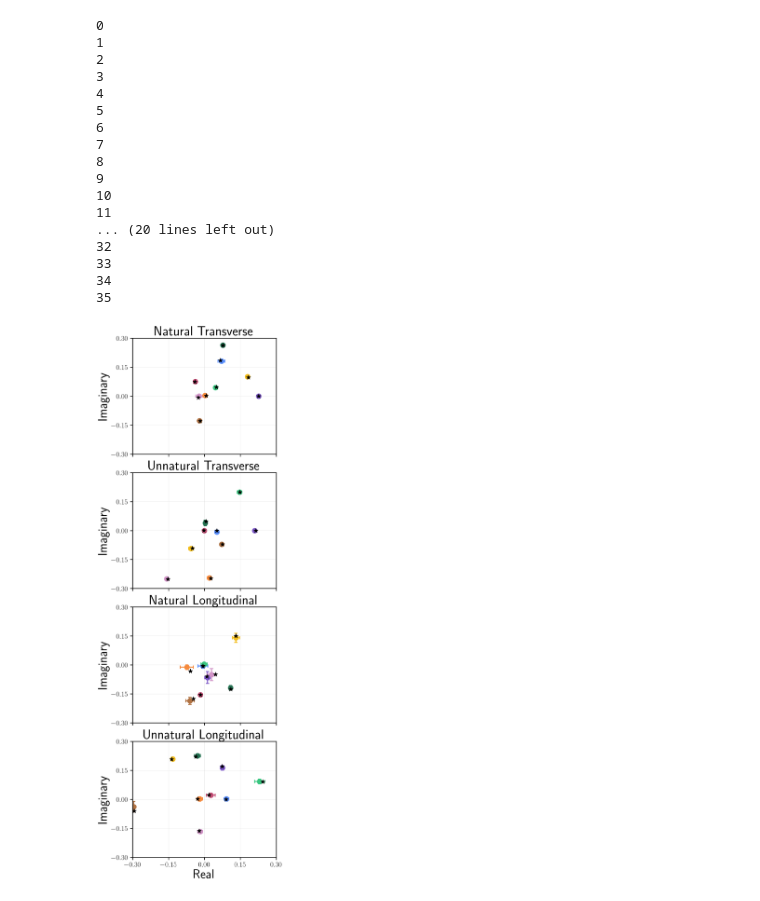
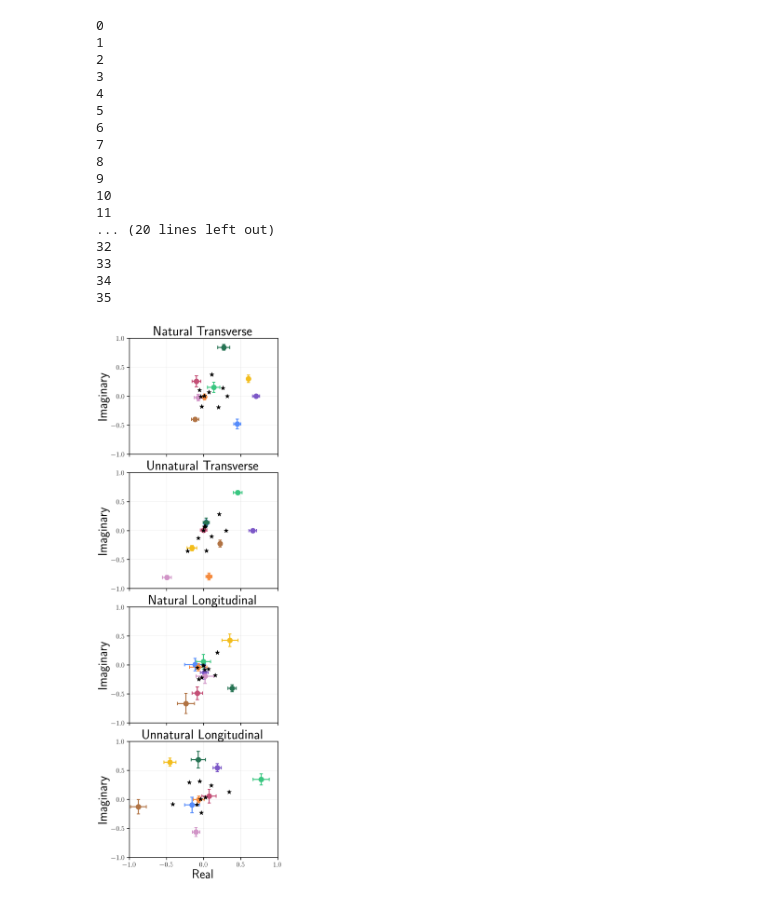
Before and after one commit to dleahy27/Electroproduction-Moments-Inverter, a Jupyter notebook: AnalysisScripts/fixed_amp_analysis.ipynb, the cells around one changed output. Cells and saved outputs as stored; diff of their text form; code cells hidden in the pictures.

```diff
--- a/AnalysisScripts/fixed_amp_analysis.ipynb
+++ b/AnalysisScripts/fixed_amp_analysis.ipynb
@@ -83,20 +83,42 @@ cols_phase = [
 ]
 
 tru_mags = np.array([
-    0.639427, 0.025011, 0.275029, 0.223211, 0.736471, 0.676699, 0.892180, 0.086939, 0.421922,
-    0.16947,0.809430, 0.006499, 0.805819, 0.698139, 0.340251, 0.155479, 0.957213, 0.336595,
-    0.029797, 0.218638, 0.505355, 0.026536, 0.198838, 0.649884, 0.544941, 0.220441, 0.589266,
-    0.297,0.092746, 0.096716, 0.847494, 0.603726, 0.807128, 0.729732, 0.536228, 0.973116
-])
+    # a_T
+    0.278093, 0.010878, 0.119613, 0.097077,
+    0.320298, 0.294303, 0.388018, 0.037811, 0.183498,
 
-tru_mags = (tru_mags*np.sqrt(1/np.sum(np.square(tru_mags))))
+    # b_T
+    0.073704, 0.352029, 0.002826, 0.350459,
+    0.303627, 0.147978, 0.067619, 0.416301, 0.146388,
+
+    # a_L
+    0.012959, 0.095088, 0.219784, 0.011541,
+    0.086477, 0.282641, 0.237000, 0.095872, 0.256278,
+
+    # b_L
+    0.129168, 0.040336, 0.042063, 0.368583,
+    0.262566, 0.351028, 0.317368, 0.233211, 0.423218,
+], dtype=float)
+
+#tru_mags = (tru_mags*np.sqrt(1/np.sum(np.square(tru_mags))))
 
 tru_phases = np.array([
-    1.2234, 0.326981, 2.069711, 0.744682, 0.0, 0.486018, 1.285363, -2.853670, -1.709666,
-    0,-1.464122, 2.743582, 0.930134, 0.0, -2.066297, 1.439646, -2.114905, -0.757404,
-    -2.3345, -2.640245, -1.678924, -2.506982, -1.395033, 0.852531, -0.849284, -0.815677, -1.825221,
-    0,3.075766, 0.879644, 0.357826, 1.159966, 2.154202, 1.734159, -1.702441, -2.939901
-])
+    # aphi_T
+    -0.763191,  0.326981,  2.069711,  0.744682,
+     0.000000,  0.486018,  1.285363, -2.853670, -1.709666,
+
+    # bphi_T
+     1.223400, -1.464122,  2.743582,  0.930134,
+     0.000000, -2.066297,  1.439646, -2.114905, -0.757404,
+
+    # aphi_L
+    -1.323314, -2.640245, -1.678924, -2.506982,
+    -1.395033,  0.852531, -0.849284, -0.815677, -1.825221,
+
+    # bphi_L
+    -2.334500,  3.075766,  0.879644,  0.357826,
+     1.159966,  2.154202,  1.734159, -1.702441, -2.939901,
+], dtype=float)
 
 Q2 = np.array([1])
 
@@ -105,7 +127,7 @@ legends = ["$(1,1)$", "$(1,0)$", "$(1,-1)$", "$(0,0)$"]
 N  = 903
 # For HERMEs data they are saved this way (4 Q2 bins)
 df = ROOT.RDataFrame("fitResults", "~/Desktop/PhD/Electroproduction/Electroproduction-Moments-Inverter/OutputFiles/fixed-amp-test.root")
-df = df.Filter("log_val<=-4")
+df = df.Filter("log_val<=3")
 arrays_mag = df.AsNumpy(columns=cols_mag)
 arrays_phase = df.AsNumpy(columns=cols_phase)
 
@@ -159,7 +181,7 @@ for j in range(4):
                     label=ToWave(cols_mag[k + 9*j])
                 )
             axs[j].scatter(tru_re, tru_im, zorder=5, marker="*", s=200, color="black")
-        axs[j].axis(xmin=-0.3, xmax = 0.3, ymin = -0.3, ymax = 0.3)
+        axs[j].axis(xmin=-1, xmax = 1, ymin = -1, ymax = 1)
 
         # axs[j,0].set_ylabel("Magnitude")
         axs[j].set_ylabel("Imaginary")
@@ -168,34 +190,34 @@ for j in range(4):
             axs[j].set_xlabel("Real")
 
         axs[j].set_title(titles[j])
-        axs[j].set_yticks([-0.3,-0.15,0,0.15,0.3])
-        axs[j].set_xticks([-0.3,-0.15,0,0.15,0.3])
+        axs[j].set_yticks([-1,-0.5,0,0.5,1])
+        axs[j].set_xticks([-1,-0.5,0,0.5,1])
         axs[j].grid(True, alpha=0.5)
         #axs[j].legend(loc="upper left", frameon=False, fontsize=20)
         apply_poster_axis_style(axs[j], labelsize=22)
 
 
 
     # Maybe have an overall title giving more information?
     #fig.tight_layout()
     fig.savefig("fixed_amps_zoom.pdf", dpi=600,bbox_inches='tight',transparent=True, format= 'pdf')
 # %% [output]
 0
 1
 2
 3
 4
 5
 6
 7
 8
 9
 10
 11
 ... (20 lines left out)
 32
 33
 34
 35
-[figure, old version]
+[figure, new version]
 # %%
```
Also changed, not shown: parts of 1 cell of this notebook, 21 other files.
